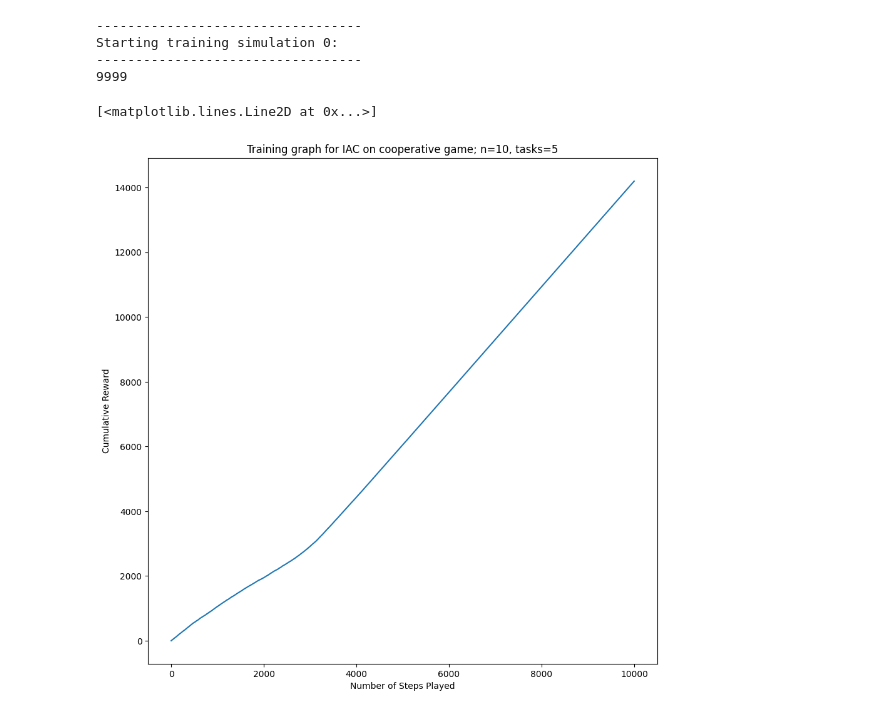
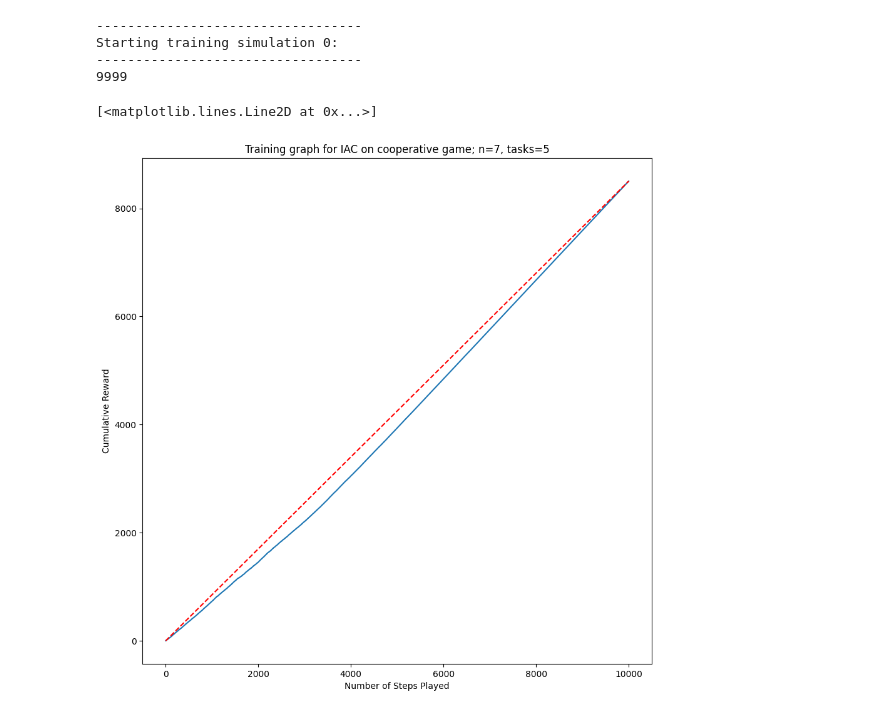
Before and after one commit to akhimoche/coop-form-marl, a Jupyter notebook: driver_code.ipynb, the cells around one changed output. Drawn from its saved outputs; the diff is of its cells as text; code cells hidden in the pictures.

```diff
--- a/driver_code.ipynb
+++ b/driver_code.ipynb
@@ -7,9 +7,9 @@ import numpy as np
 import matplotlib.pyplot as plt
 # %%
 # Set constant hyperparameters
-n = 20
-tasks = 10
-num_of_sims = 4
+n = 7
+tasks = 5
+num_of_sims = 1
 step_limit = 10000
 # %%
 env = CoopEnv(n=n, tasks=tasks)
@@ -64,15 +64,16 @@ Starting training simulation 0:
 # %%
 b = np.mean(steps_to_complete, axis=0)
 s_dev = np.std(steps_to_complete, axis=0)
 plt.xlabel('Number of Steps Played')
 plt.ylabel('Cumulative Reward')
 plt.title(f'Training graph for IAC on cooperative game; n={n}, tasks={tasks}')
 fig = plt.gcf()
 fig.set_size_inches(10.5, 10.5)
 plt.plot(b)
+plt.plot([0, len(b) - 1], [b[0], b[-1]], 'r--', label='Straight Line')
 # %% [output]
 [<matplotlib.lines.Line2D at 0x...>]
-[figure, old version]
+[figure, new version]
 # %%
 plt.xlabel('Number of Steps Played')
 plt.ylabel('comm bias')
```
Also changed, not shown: parts of 2 cells of this notebook, 1 other file.
